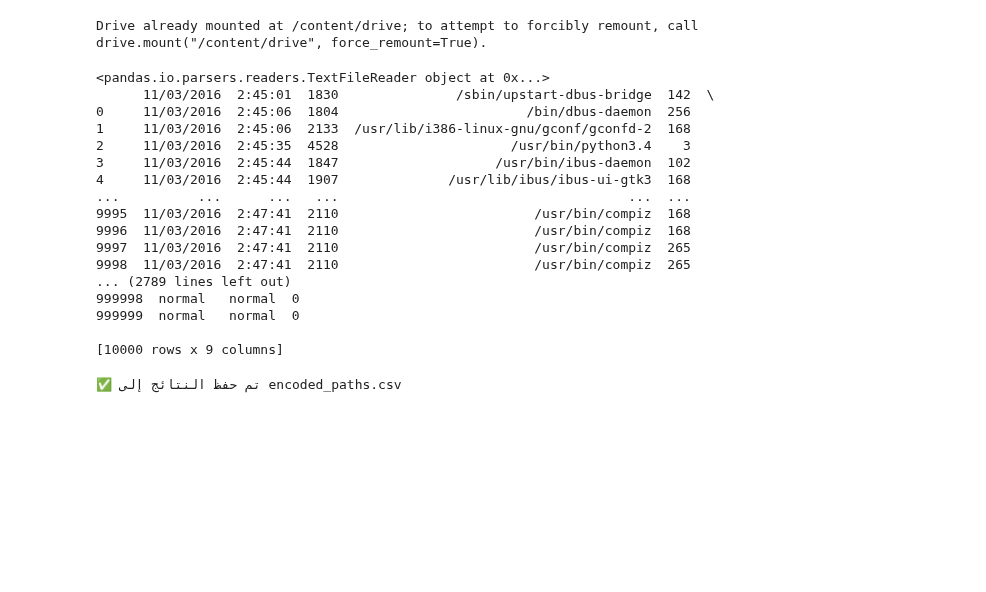
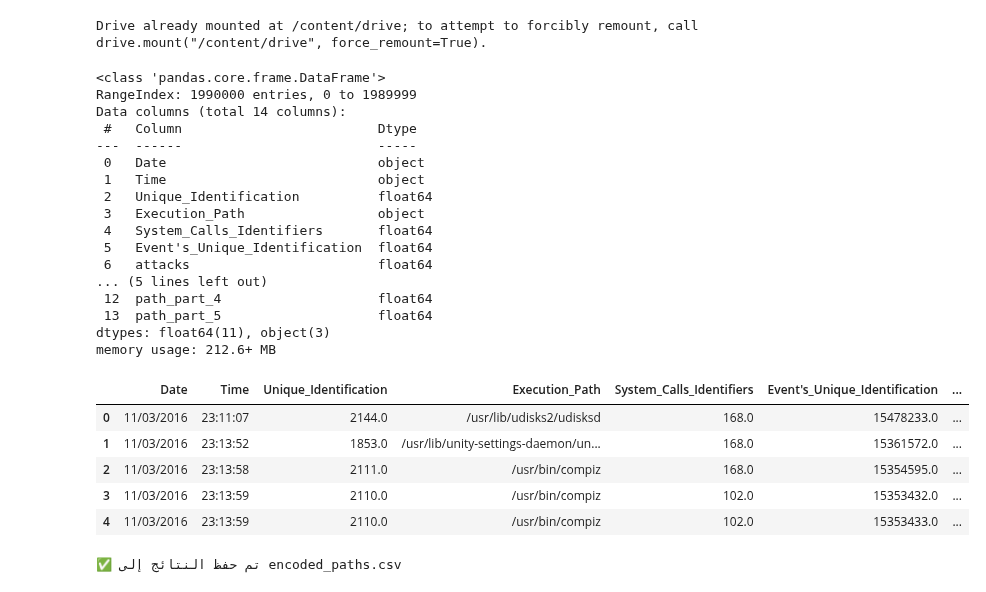
Before and after one commit to hananbahtiti/Hybrid-Intrusion-detection-Systems, a Jupyter notebook: data_preprocessing.ipynb, the cells around one changed output. Drawn from its saved outputs; the diff is of its cells as text; code cells hidden in the pictures; blank space fills up the shorter version.

```diff
--- a/data_preprocessing.ipynb
+++ b/data_preprocessing.ipynb
@@ -200,30 +201,34 @@ a = HostPreprocessing()
 
 c=a.paths_encoding('/content/NGIDS/NGIDS-DS-v1/host logs', column_number=3)
 # %%
-file = '/content/NGIDS/NGIDS-DS-v1/host logs/1.csv'
-chunk = pd.read_csv(file, chunksize=10000)
-print(chunk)
-for i in chunk:
-  print(i)
-first = True
+file = '/content/NGIDS/NGIDS-DS-v1/host logs/16_encoded.csv'
+df = pd.read_csv(file)
+df.info()
+df.head()
 # %% [output]
-<pandas.io.parsers.readers.TextFileReader object at 0x...>
-      11/03/2016  2:45:01  1830               /sbin/upstart-dbus-bridge  142  \
-0     11/03/2016  2:45:06  1804                        /bin/dbus-daemon  256
-1     11/03/2016  2:45:06  2133  /usr/lib/i386-linux-gnu/gconf/gconfd-2  168
-2     11/03/2016  2:45:35  4528                      /usr/bin/python3.4    3
-3     11/03/2016  2:45:44  1847                    /usr/bin/ibus-daemon  102
-4     11/03/2016  2:45:44  1907              /usr/lib/ibus/ibus-ui-gtk3  168
-...          ...      ...   ...                                     ...  ...
-9995  11/03/2016  2:47:41  2110                         /usr/bin/compiz  168
-9996  11/03/2016  2:47:41  2110                         /usr/bin/compiz  168
-9997  11/03/2016  2:47:41  2110                         /usr/bin/compiz  265
-9998  11/03/2016  2:47:41  2110                         /usr/bin/compiz  265
-... (2789 lines left out)
-999998  normal   normal  0
-999999  normal   normal  0
-
-[10000 rows x 9 columns]
+<class 'pandas.core.frame.DataFrame'>
+RangeIndex: 1990000 entries, 0 to 1989999
+Data columns (total 14 columns):
+ #   Column                         Dtype
+---  ------                         -----
+ 0   Date                           object
+ 1   Time                           object
+ 2   Unique_Identification          float64
+ 3   Execution_Path                 object
+ 4   System_Calls_Identifiers       float64
+ 5   Event's_Unique_Identification  float64
+ 6   attacks                        float64
+... (5 lines left out)
+ 12  path_part_4                    float64
+ 13  path_part_5                    float64
+dtypes: float64(11), object(3)
+memory usage: 212.6+ MB
+|  | Date | Time | Unique_Identification | Execution_Path | System_Calls_Identifiers | Event's_Unique_Identification | ... |
+| 0 | 11/03/2016 | 23:11:07 | 2144.0 | /usr/lib/udisks2/udisksd | 168.0 | 15478233.0 | ... |
+| 1 | 11/03/2016 | 23:13:52 | 1853.0 | /usr/lib/unity-settings-daemon/un... | 168.0 | 15361572.0 | ... |
+| 2 | 11/03/2016 | 23:13:58 | 2111.0 | /usr/bin/compiz | 168.0 | 15354595.0 | ... |
+| 3 | 11/03/2016 | 23:13:59 | 2110.0 | /usr/bin/compiz | 102.0 | 15353432.0 | ... |
+| 4 | 11/03/2016 | 23:13:59 | 2110.0 | /usr/bin/compiz | 102.0 | 15353433.0 | ... |
 # %%
 import os
 import pandas as pd
```
Also changed, not shown: parts of 1 cell of this notebook.
